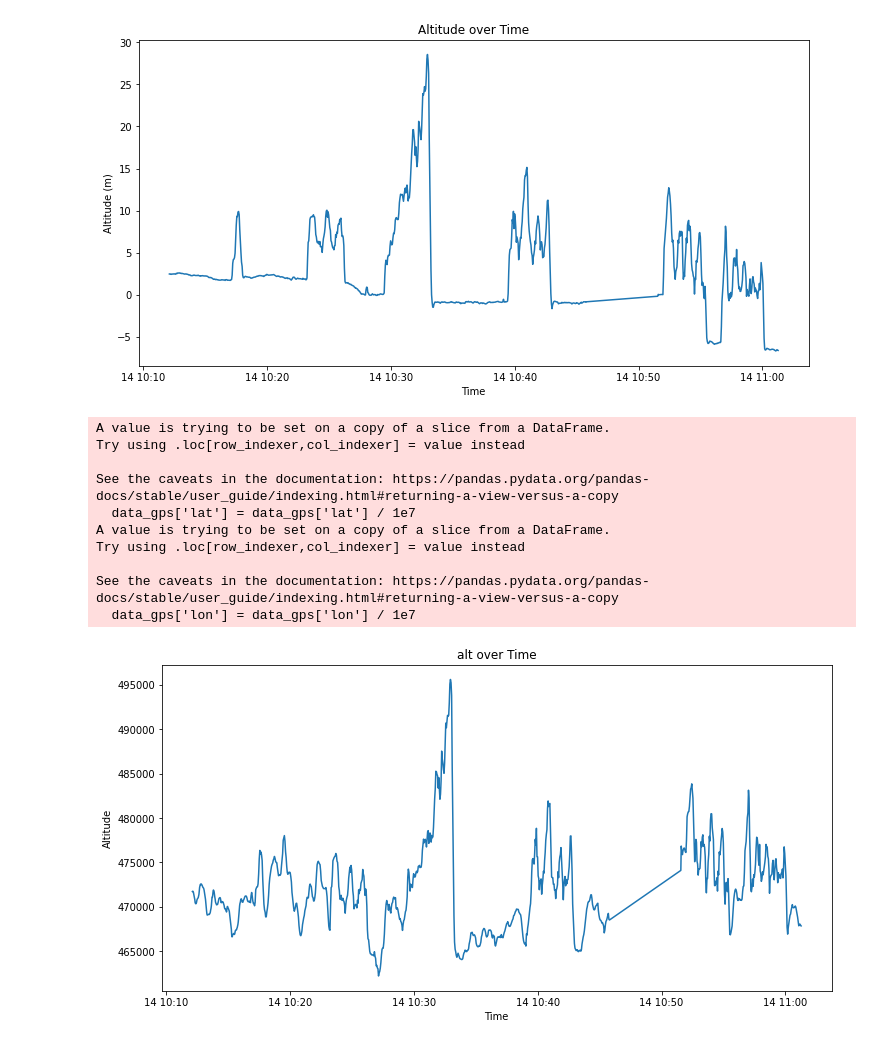
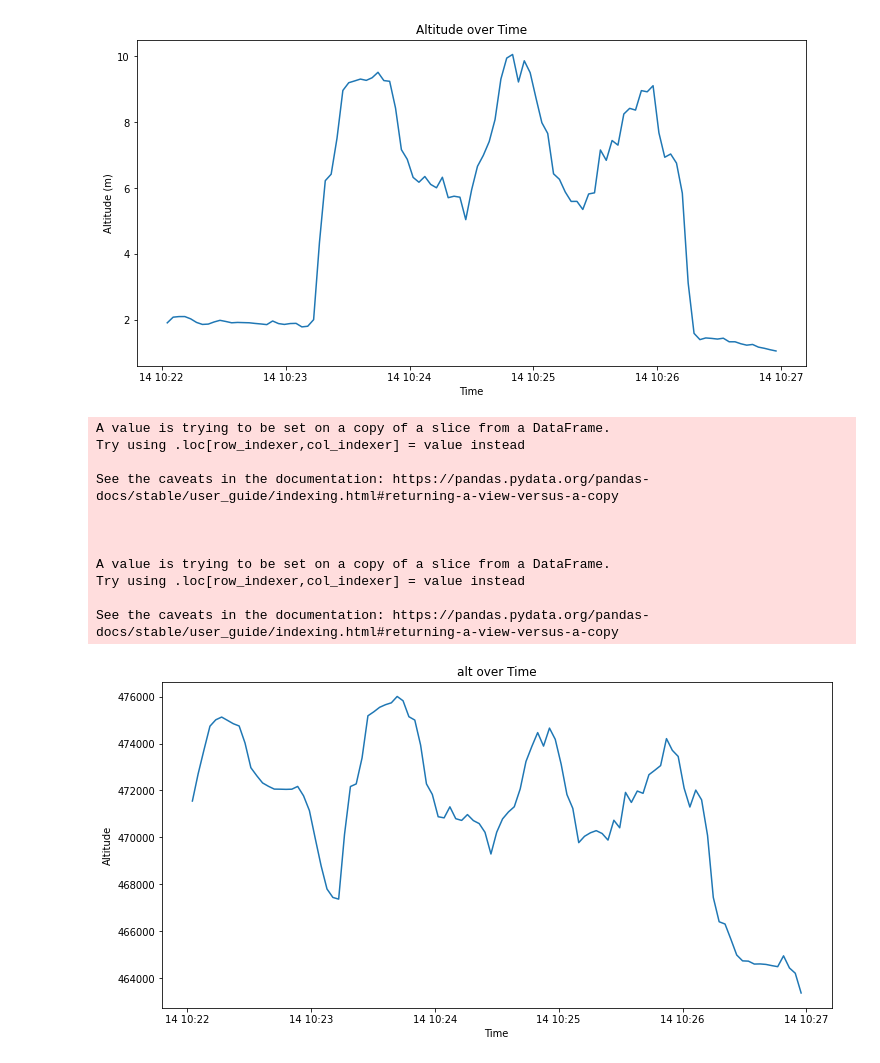
Before and after one commit to kazuyahirotsu/LoRaPos, a Jupyter notebook: experiments/gps_data_visualization.ipynb, the cells around one changed output. Drawn from its saved outputs; the diff is of its cells as text; code cells hidden in the pictures.

Commit message:
added experiment data and analysis

```diff
--- a/experiments/gps_data_visualization.ipynb
+++ b/experiments/gps_data_visualization.ipynb
@@ -1,10 +1,11 @@
 # %%
 # Select start and end date
 start_date = '2023-07-14 10:00:00'
+end_date = '2023-07-14 11:30:00'
 
 # # big round test
-# start_date = '2023-07-14 10:22:00'
-# end_date = '2023-07-14 10:27:00'
+start_date = '2023-07-14 10:22:00'
+end_date = '2023-07-14 10:27:00'
 
 # # going up test
 # start_date = '2023-07-14 10:28:00'
@@ -21,8 +22,6 @@ start_date = '2023-07-14 10:00:00'
 # small 8 test
 # start_date = '2023-07-14 10:56:00'
 # end_date = '2023-07-14 11:01:00'
-
-end_date = '2023-07-14 11:30:00'
 # %%
 # visualize altitude, and gps location on map
 
@@ -52,7 +51,7 @@ data = data.loc[mask]
 data_altitude = data.dropna(subset=['altitude'])
 
 # Plot altitude over time
-plt.figure(figsize=(12, 6))
+plt.figure(figsize=(12, 6), facecolor="white")
 plt.plot(data_altitude['received_time'], data_altitude['altitude'])
 plt.xlabel('Time')
 plt.ylabel('Altitude (m)')
@@ -66,41 +65,42 @@ data_gps['lat'] = data_gps['lat'] / 1e7
 data_gps['lon'] = data_gps['lon'] / 1e7
 
 # Plot altitude over time
-plt.figure(figsize=(12, 6))
+plt.figure(figsize=(12, 6), facecolor="white")
 plt.plot(data_gps['received_time'], data_gps['alt'])
 plt.xlabel('Time')
 plt.ylabel('Altitude')
 plt.title('alt over Time')
 plt.show()
 
 # Create a scatter mapbox
 fig = go.Figure(go.Scattermapbox(
     mode="lines+markers",
     lon=data_gps['lon'],
     lat=data_gps['lat'],
     marker={'size': 5}))
 
 # Set mapbox style and zoom level
 fig.update_layout(
     autosize=False, # This line needs to be added
     width=1000, # Adjust as necessary
     height=800, # Adjust as necessary
     mapbox_style="open-street-map",
     mapbox={
         'center': {'lon': data_gps['lon'].mean(), 'lat': data_gps['lat'].mean()},
         'zoom': 18})
 
 fig.show()
 # %% [output]
-[figure, old version]
+[figure, new version]
 A value is trying to be set on a copy of a slice from a DataFrame.
 Try using .loc[row_indexer,col_indexer] = value instead
 
 See the caveats in the documentation: https://pandas.pydata.org/pandas-docs/stable/user_guide/indexing.html#returning-a-view-versus-a-copy
-  data_gps['lat'] = data_gps['lat'] / 1e7
+
+
+
 A value is trying to be set on a copy of a slice from a DataFrame.
 Try using .loc[row_indexer,col_indexer] = value instead
 
 See the caveats in the documentation: https://pandas.pydata.org/pandas-docs/stable/user_guide/indexing.html#returning-a-view-versus-a-copy
-  data_gps['lon'] = data_gps['lon'] / 1e7
-[figure, old version]
+[figure, new version]
```
Also changed, not shown: 33 other files.
